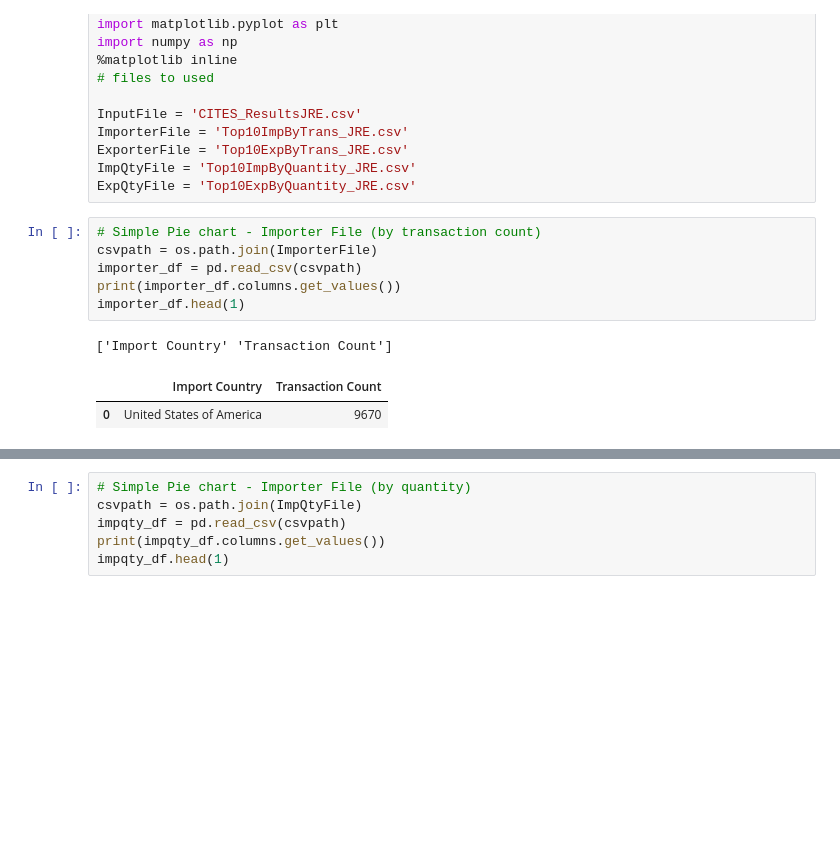
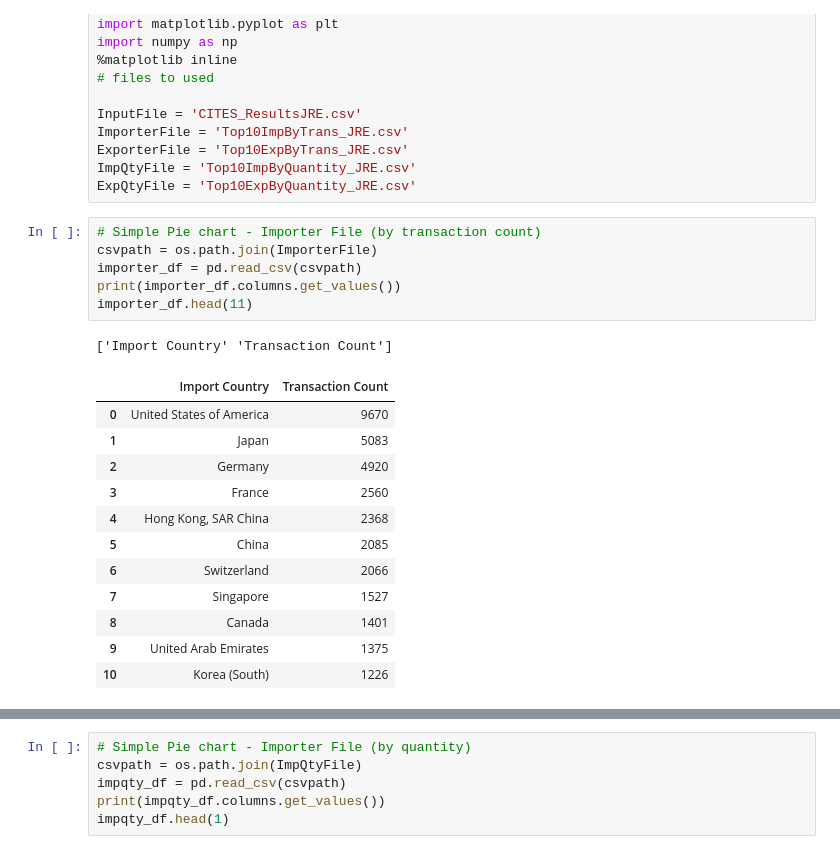
Before and after one commit to EliseLinker/wildlifeproject1, a Jupyter notebook: WP_Top10_Plots_JRE.ipynb, the cells around one changed output, grey strips where cells are left out. Drawn from its saved outputs; the diff is of its cells as text; blank space fills up the shorter version.

```diff
--- a/WP_Top10_Plots_JRE.ipynb
+++ b/WP_Top10_Plots_JRE.ipynb
@@ -17,13 +17,23 @@ ExpQtyFile = 'Top10ExpByQuantity_JRE.csv'
 # %%
 # Simple Pie chart - Importer File (by transaction count)
 csvpath = os.path.join(ImporterFile)
 importer_df = pd.read_csv(csvpath)
 print(importer_df.columns.get_values())
-importer_df.head(1)
+importer_df.head(11)
 # %% [output]
 ['Import Country' 'Transaction Count']
 |  | Import Country | Transaction Count |
 | 0 | United States of America | 9670 |
+| 1 | Japan | 5083 |
+| 2 | Germany | 4920 |
+| 3 | France | 2560 |
+| 4 | Hong Kong, SAR China | 2368 |
+| 5 | China | 2085 |
+| 6 | Switzerland | 2066 |
+| 7 | Singapore | 1527 |
+| 8 | Canada | 1401 |
+| 9 | United Arab Emirates | 1375 |
+| 10 | Korea (South) | 1226 |
 # %%
 # Import by Trans Count pie chart time!
 
```
Also changed, not shown: parts of 10 cells of this notebook.
